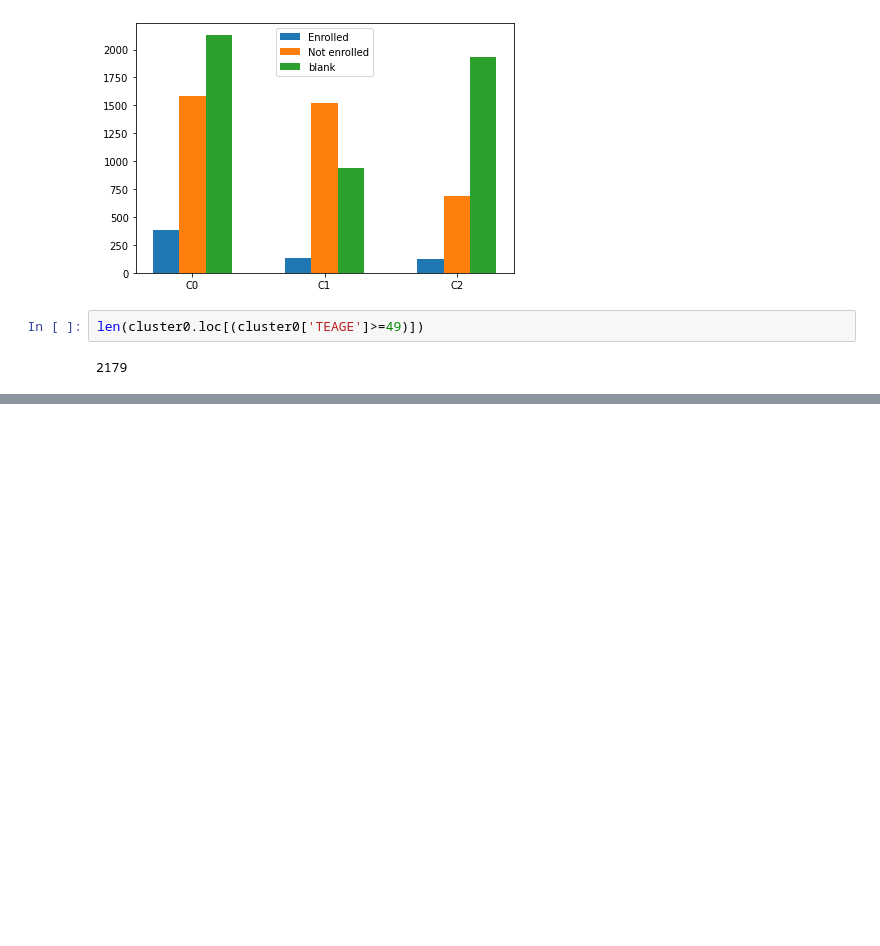
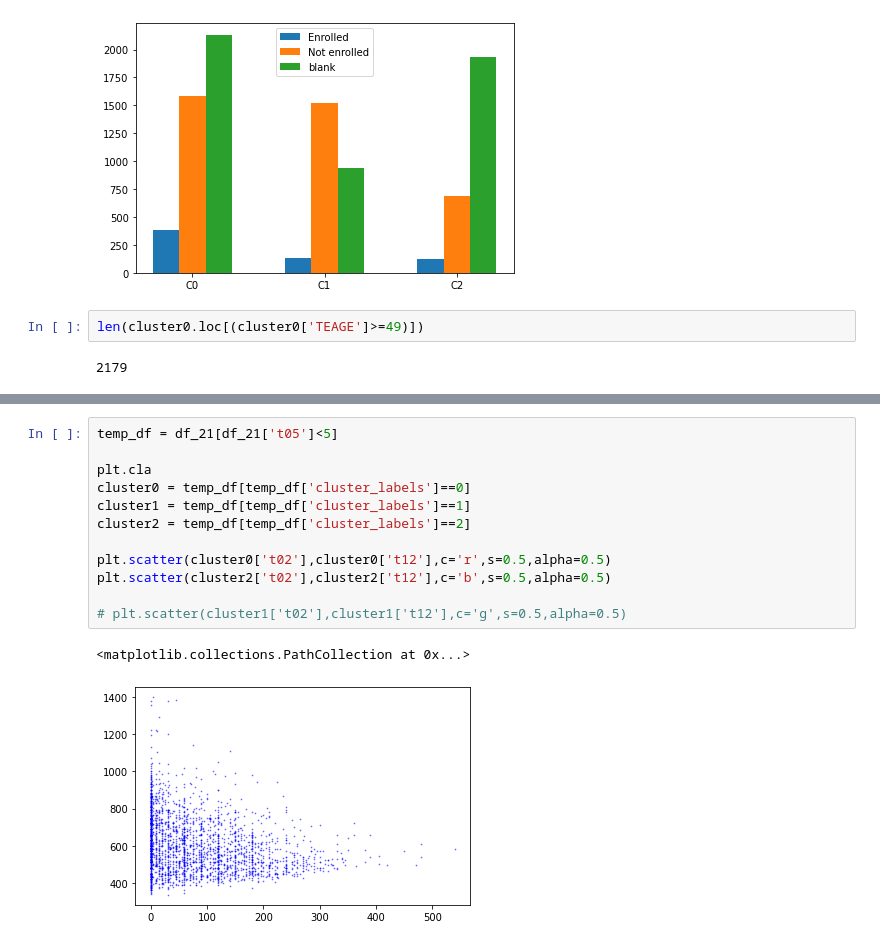
Before and after one commit to zzhu415/cs765FinalProject, a Jupyter notebook: analysis.ipynb, the cells around one changed output, grey strips where cells are left out. Cells and saved outputs as stored; diff of their text form; blank space fills up the shorter version.

```diff
--- a/analysis.ipynb
+++ b/analysis.ipynb
@@ -408,0 +479,15 @@ len(cluster0.loc[(cluster0['TEAGE']>=49)])
+# %%
+temp_df = df_21[df_21['t05']<5]
+
+plt.cla
+cluster0 = temp_df[temp_df['cluster_labels']==0]
+cluster1 = temp_df[temp_df['cluster_labels']==1]
+cluster2 = temp_df[temp_df['cluster_labels']==2]
+
+plt.scatter(cluster0['t02'],cluster0['t12'],c='r',s=0.5,alpha=0.5)
+plt.scatter(cluster2['t02'],cluster2['t12'],c='b',s=0.5,alpha=0.5)
+
+# plt.scatter(cluster1['t02'],cluster1['t12'],c='g',s=0.5,alpha=0.5)
+# %% [output]
+<matplotlib.collections.PathCollection at 0x...>
+[figure, added]
```
Also changed, not shown: parts of 20 cells of this notebook, 2 other files.
